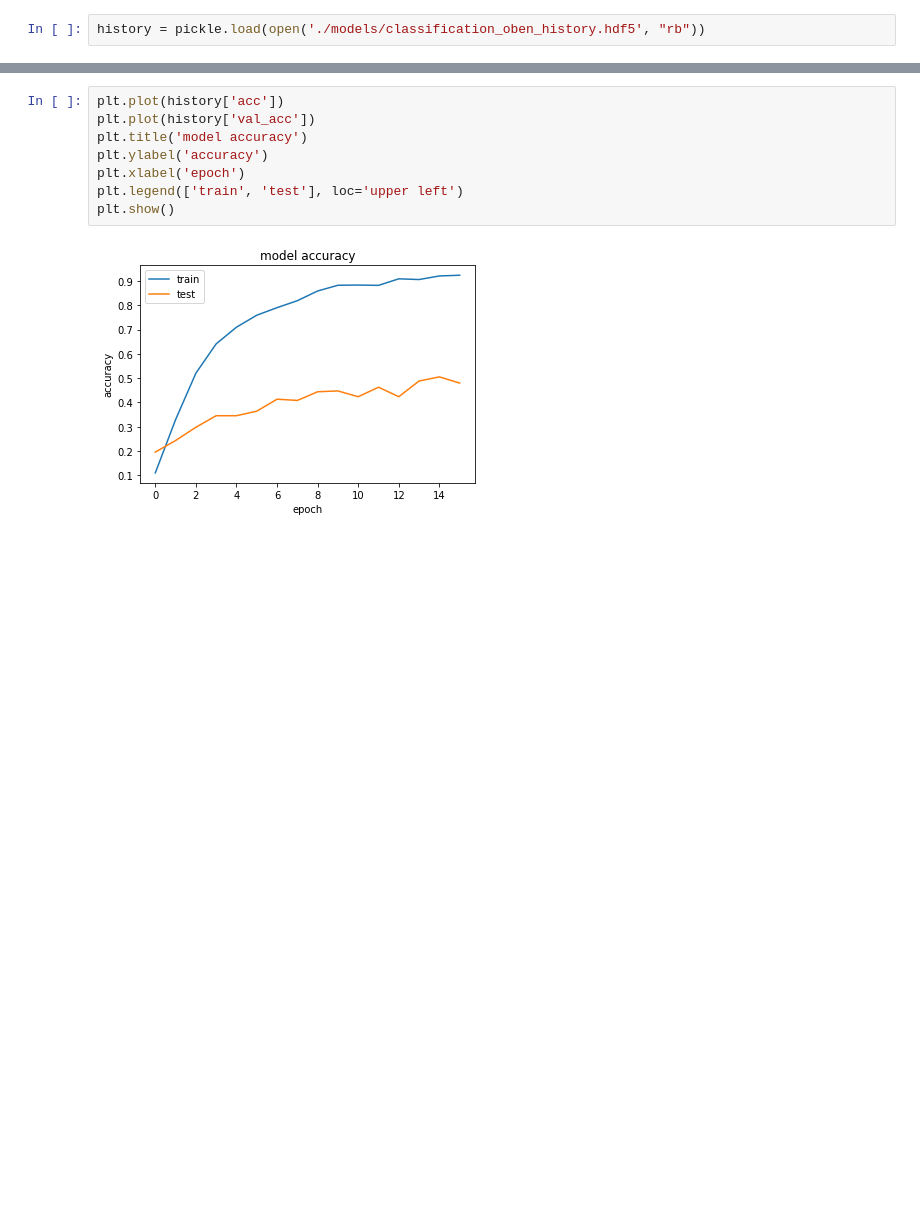
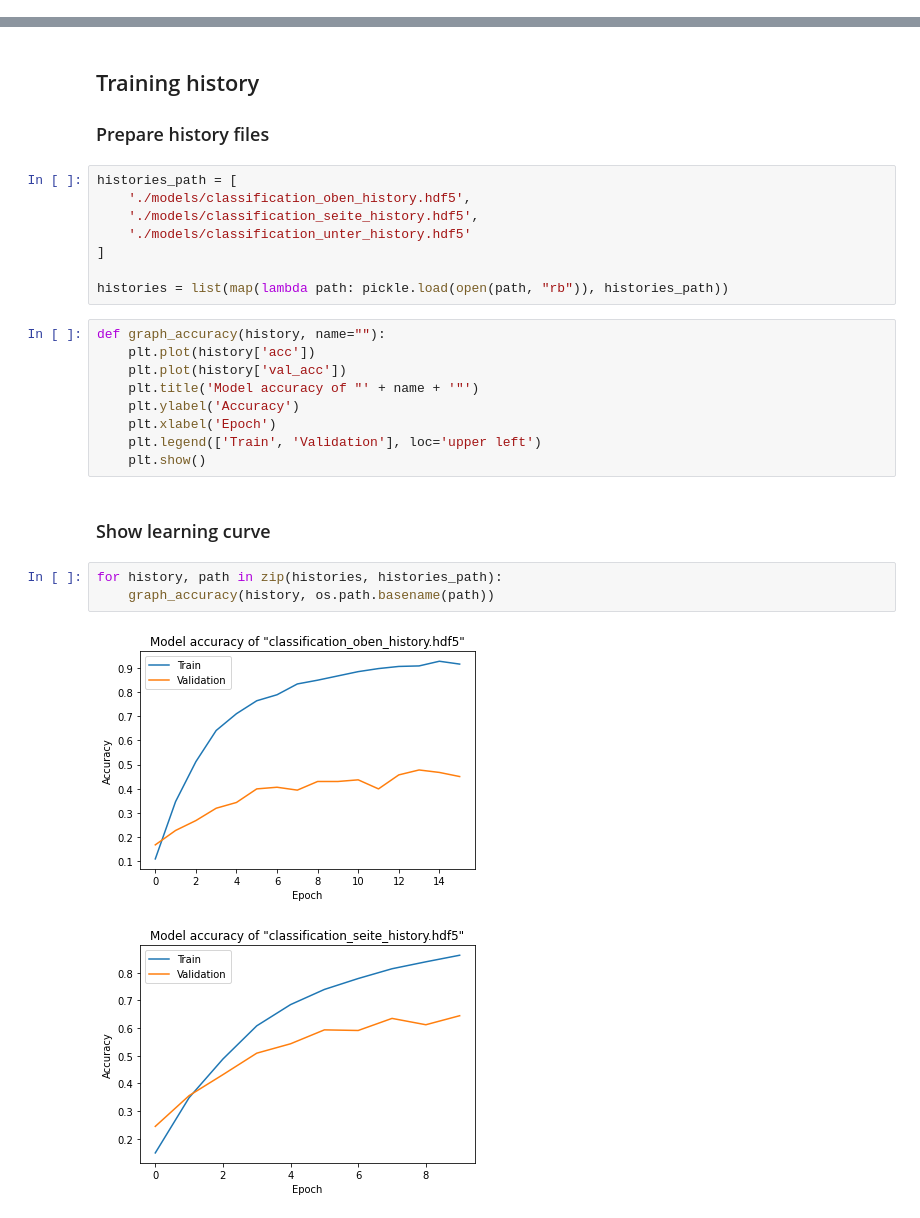
Before and after one commit to BuiHaiNinh/sizeRecognitionSDP, a Jupyter notebook: data_objects_classification_evaluation.ipynb, the cells around one changed output, grey strips where cells are left out. Drawn from its saved outputs; the diff is of its cells as text; blank space fills up the shorter version.

```diff
--- a/data_objects_classification_evaluation.ipynb
+++ b/data_objects_classification_evaluation.ipynb
@@ -4,2 +0,0 @@ import matplotlib.pyplot as plt
-# %%
-history = pickle.load(open('./models/classification_oben_history.hdf5', "rb"))
@@ -6,10 +9,28 @@ history = pickle.load(open('./models/classification_oben_history.hdf5', "rb"))
+# %% [markdown]
+## Training history
+### Prepare history files
+# %%
+histories_path = [
+    './models/classification_oben_history.hdf5',
+    './models/classification_seite_history.hdf5',
+    './models/classification_unter_history.hdf5'
+]
+
+histories = list(map(lambda path: pickle.load(open(path, "rb")), histories_path))
 # %%
-plt.plot(history['acc'])
-plt.plot(history['val_acc'])
-plt.title('model accuracy')
-plt.ylabel('accuracy')
-plt.xlabel('epoch')
-plt.legend(['train', 'test'], loc='upper left')
-plt.show()
+def graph_accuracy(history, name=""):
+    plt.plot(history['acc'])
+    plt.plot(history['val_acc'])
+    plt.title('Model accuracy of "' + name + '"')
+    plt.ylabel('Accuracy')
+    plt.xlabel('Epoch')
+    plt.legend(['Train', 'Validation'], loc='upper left')
+    plt.show()
-# %% [output]
-[figure, removed]
+# %% [markdown]
+### Show learning curve
+# %%
+for history, path in zip(histories, histories_path):
+    graph_accuracy(history, os.path.basename(path))
+# %% [output]
+[figure, added]
+[figure, added]
```
Also changed, not shown: parts of 9 cells of this notebook, 15 other files.
